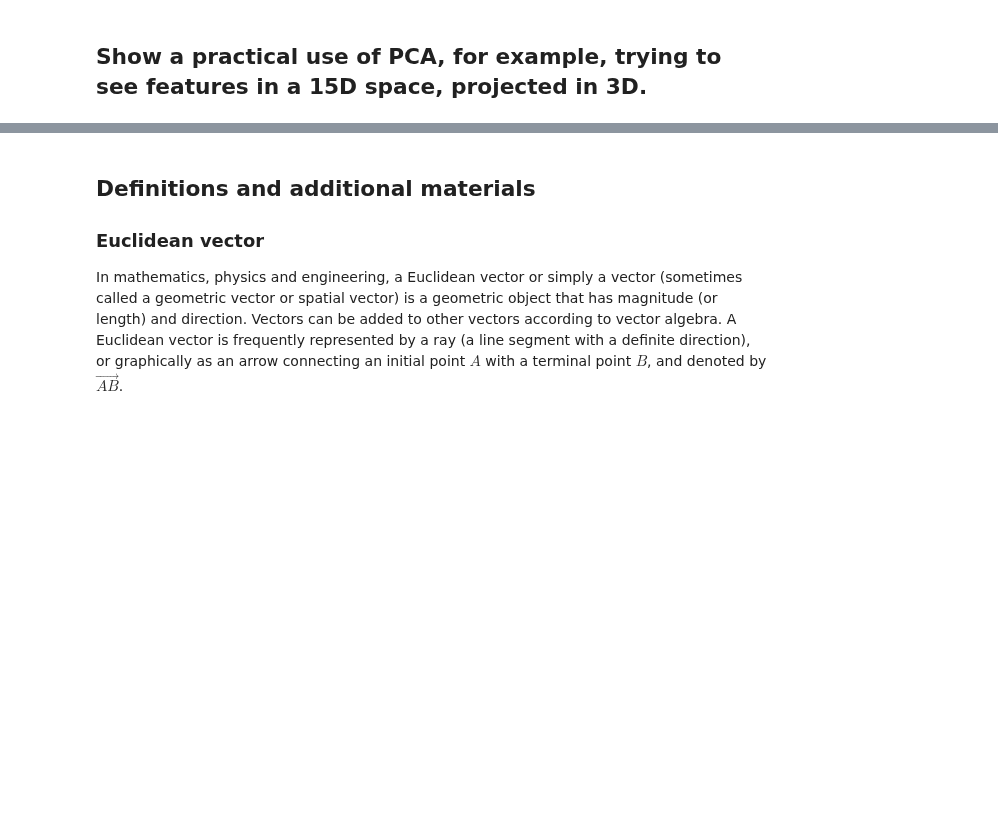
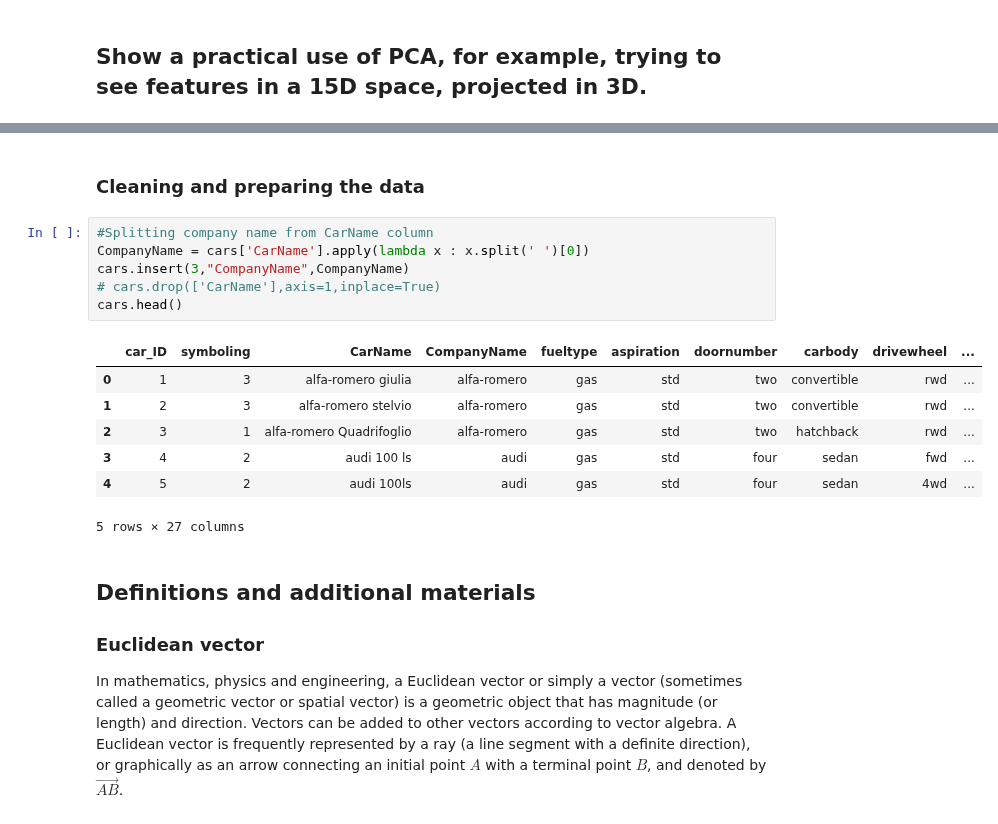
Before and after one commit to atkuzmanov/softuni-ai-mathconceptsfordevs-2021-project, a Jupyter notebook: softuni-ai-mcfd-2021-project-1.ipynb, the cells around one changed output, grey strips where cells are left out. Cells and saved outputs as stored; diff of their text form; blank space fills up the shorter version.

```diff
--- a/softuni-ai-mcfd-2021-project-1.ipynb
+++ b/softuni-ai-mcfd-2021-project-1.ipynb
@@ -1629,3 +1673,19 @@ cars_df.tail()
+# %% [markdown]
+### Cleaning and preparing the data
+# %%
+#Splitting company name from CarName column
+CompanyName = cars['CarName'].apply(lambda x : x.split(' ')[0])
+cars.insert(3,"CompanyName",CompanyName)
+# cars.drop(['CarName'],axis=1,inplace=True)
+cars.head()
+# %% [output]
+|  | car_ID | symboling | CarName | CompanyName | fueltype | aspiration | doornumber | carbody | drivewheel | ... |
+| 0 | 1 | 3 | alfa-romero giulia | alfa-romero | gas | std | two | convertible | rwd | ... |
+| 1 | 2 | 3 | alfa-romero stelvio | alfa-romero | gas | std | two | convertible | rwd | ... |
+| 2 | 3 | 1 | alfa-romero Quadrifoglio | alfa-romero | gas | std | two | hatchback | rwd | ... |
+| 3 | 4 | 2 | audi 100 ls | audi | gas | std | four | sedan | fwd | ... |
+| 4 | 5 | 2 | audi 100ls | audi | gas | std | four | sedan | 4wd | ... |
+5 rows × 27 columns
 # %% [markdown]
 ## Definitions and additional materials
 <a id="Definitions"></a>
```
Also changed, not shown: parts of 6 cells of this notebook.
